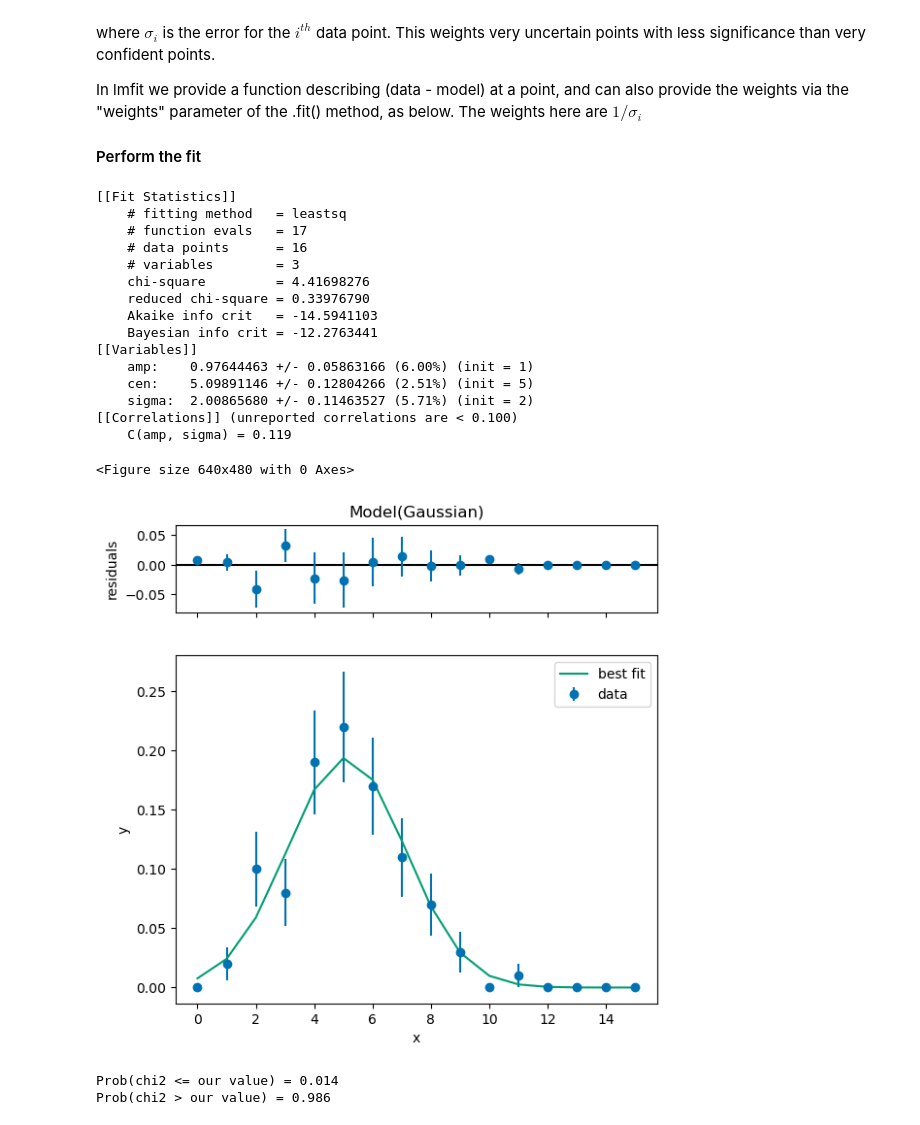
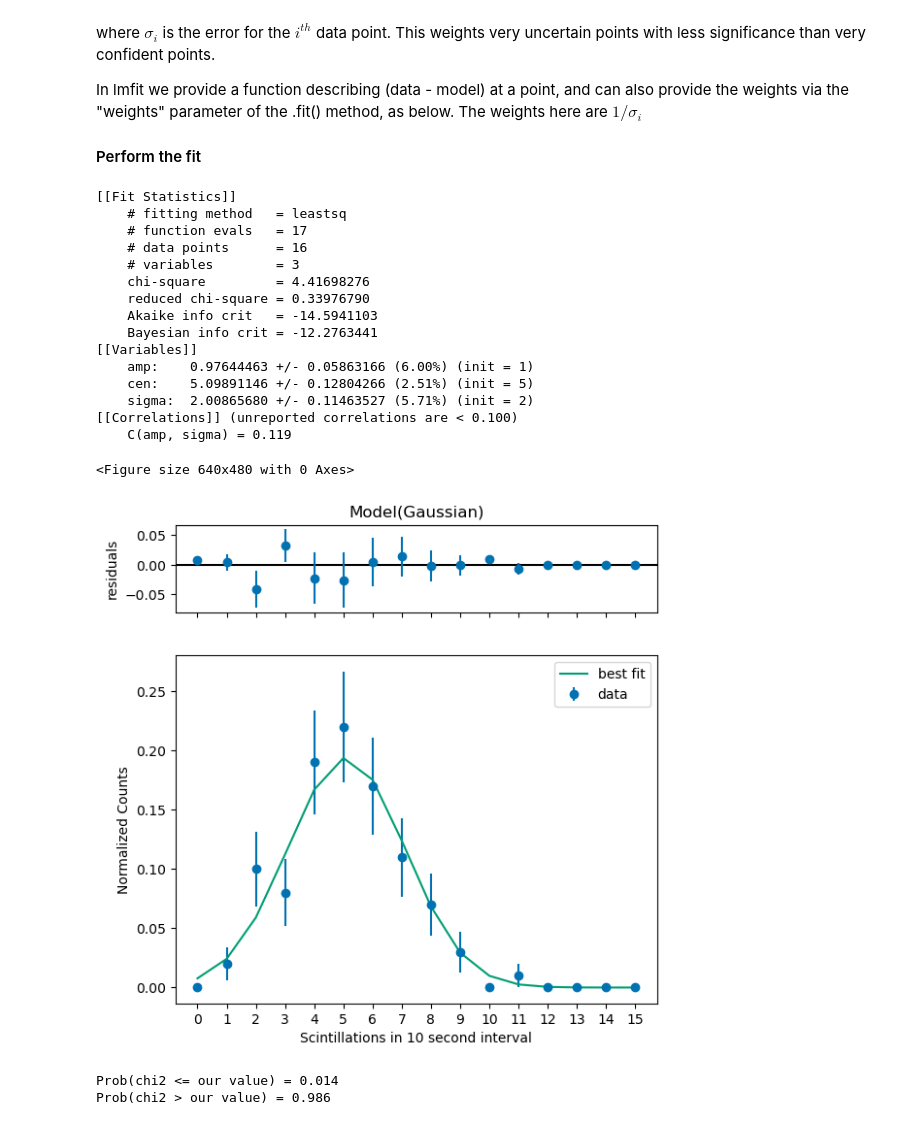
Before and after one commit to CianMRoche/Fitting-tutorials, a Jupyter notebook: Fitting - lmfit/fit_tutorial.ipynb, the cells around one changed output. Cells and saved outputs as stored; diff of their text form; code cells hidden in the pictures.

```diff
--- a/Fitting - lmfit/fit_tutorial.ipynb
+++ b/Fitting - lmfit/fit_tutorial.ipynb
@@ -153,30 +153,33 @@ In lmfit we provide a function describing (data - model) at a point, and can als
 # %%
 normalized_counting_errors[normalized_counting_errors==0] = np.inf # some big number so we dont consider them
 
 gresult = gmodel.fit(normalized_counts, x=bin_centers, amp=1, cen=5, sigma=2, weights=np.power(normalized_counting_errors,-1))
 
 lmfit.report_fit(gresult)
 plt.figure()
 gresult.plot()
+plt.xlabel("Scintillations in 10 second interval")
+plt.xticks(bin_centers)
+plt.ylabel("Normalized Counts")
 plt.show()
 # %% [output]
 [[Fit Statistics]]
     # fitting method   = leastsq
     # function evals   = 17
     # data points      = 16
     # variables        = 3
     chi-square         = 4.41698276
     reduced chi-square = 0.33976790
     Akaike info crit   = -14.5941103
     Bayesian info crit = -12.2763441
 [[Variables]]
     amp:    0.97644463 +/- 0.05863166 (6.00%) (init = 1)
     cen:    5.09891146 +/- 0.12804266 (2.51%) (init = 5)
     sigma:  2.00865680 +/- 0.11463527 (5.71%) (init = 2)
 [[Correlations]] (unreported correlations are < 0.100)
     C(amp, sigma) = 0.119
 <Figure size 640x480 with 0 Axes>
-[figure, old version]
+[figure, new version]
 # %%
 # Probability of getting a chi2 less than result_Gaussian.chisqr for our number of degrees of freedom is
 print(f"Prob(chi2 <= our value) = {chi2.cdf(gresult.chisqr , df=gresult.nfree):.3f}")
```
